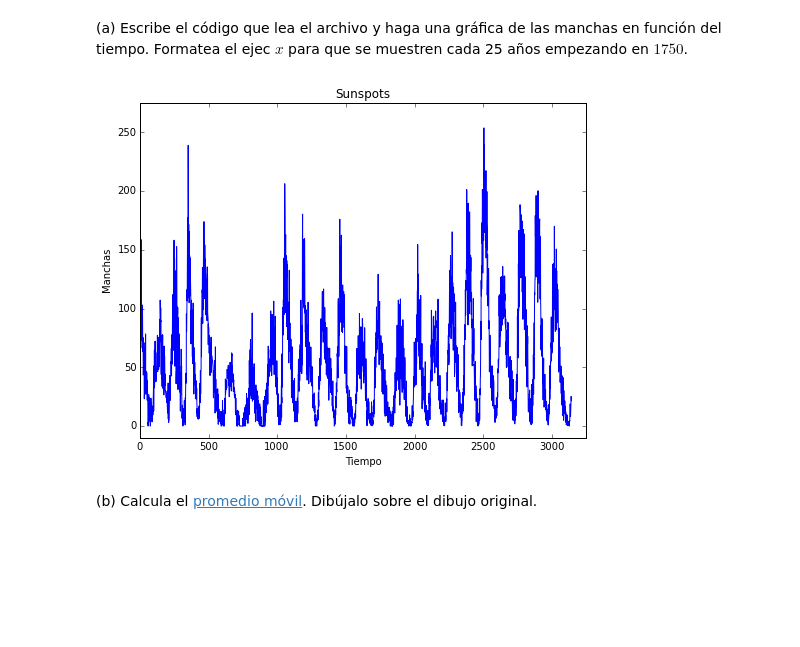
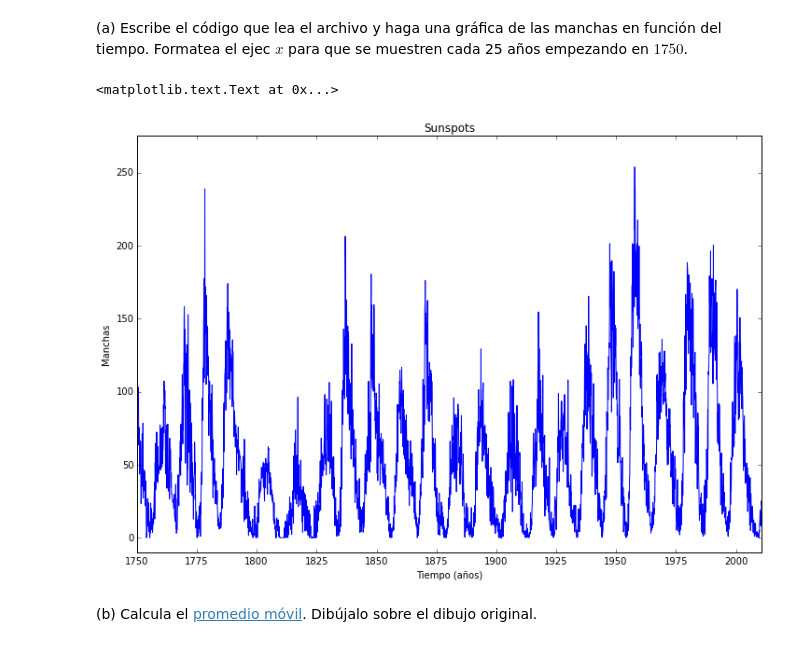
Before and after one commit to terandes/mate-computacional, a Jupyter notebook: alumnos/FedericoGarza/Tareas/Tarea4/NumPy_tarea.ipynb, the cells around one changed output. Drawn from its saved outputs; the diff is of its cells as text; code cells hidden in the pictures; blank space fills up the shorter version.

```diff
--- a/alumnos/FedericoGarza/Tareas/Tarea4/NumPy_tarea.ipynb
+++ b/alumnos/FedericoGarza/Tareas/Tarea4/NumPy_tarea.ipynb
@@ -124,5 +123,0 @@ cubo_rubik=np.zeros(3*3*6, dtype=int) #Creando un arreglo de 3x3x6 elementos
-# %%
-j=1
-for i in range(0,3*3*6+1,9):
-        cubo_rubik[i:i+9]=j #Slicing
-        j+=1
@@ -146,0 +134,4 @@ for i in range(0,len(cubo_rubik)):
+# %%
+# Otra solución:
+cubo_rubik2=np.zeros((6,3,3), dtype=int) # Arreglo de 6 arreglos de 3 por 3 cada uno (las caras)
+cubo_rubik2
@@ -146,0 +156,5 @@ for i in range(0,len(cubo_rubik)):
+# %%
+i=1
+for j in range(0,6):
+    cubo_rubik2[j][:,:]=i #Slicing
+    i+=1
@@ -146,0 +165,3 @@ for i in range(0,len(cubo_rubik)):
+# %%
+for i in range(0,6):
+    print cubo_rubik2[i] #Imprime cada cara
@@ -234,16 +285,19 @@ for i in range(0,len(mesesYManchas)): #Para cada línea del archivo, el primer e
     meses.append(float(mesesYManchas[i][0]))
     manchas.append(float(mesesYManchas[i][1]))
 # %%
-plt.figure(figsize=(8, 6), dpi=80)
+plt.figure(figsize=(12, 8), dpi=80)
 plt.plot(meses,manchas)
-plt.xlim(0,3250)
+plt.xlim(12, max(meses))
 plt.ylim(-10,275)
+ticks = xrange(12, int(max(meses)), 300)
+plt.xticks(ticks, [1749 + i/12 for i in ticks])
 axes=plt.gca()
-axes.set_xlabel('Tiempo')
+axes.set_xlabel(u'Tiempo (años)')
 axes.set_ylabel('Manchas')
-axes.set_title('Sunspots');
+axes.set_title('Sunspots')
 # %% [output]
+<matplotlib.text.Text at 0x...>
-[figure, old version]
+[figure, new version]
 # %% [markdown]
 (b) Calcula el [promedio móvil](http://en.wikipedia.org/wiki/Moving_average). Dibújalo sobre el dibujo original.
 # %%
```
Also changed, not shown: parts of 12 cells of this notebook.
